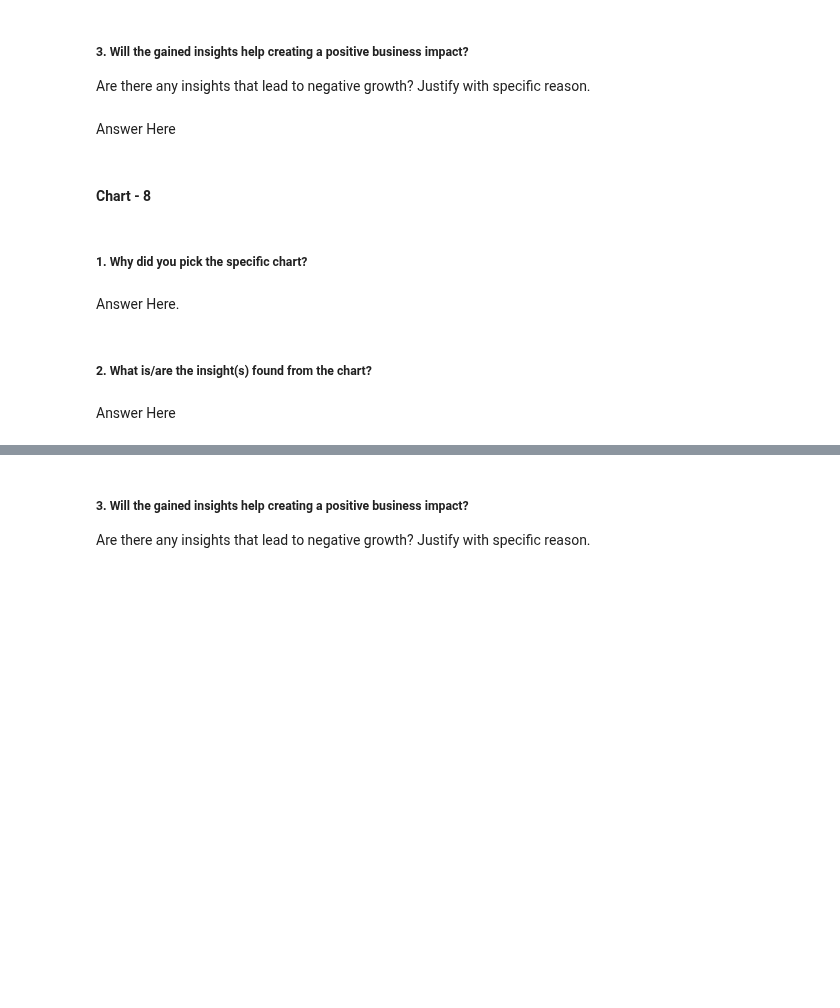
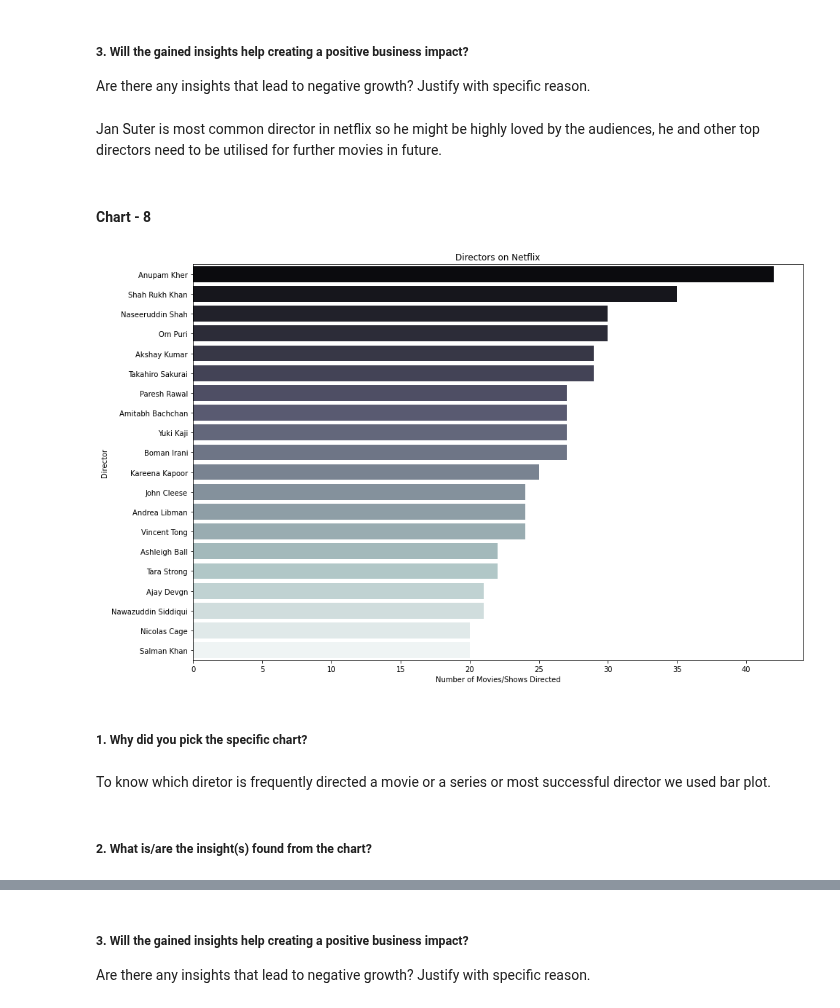
Before and after one commit to Shashank251225/NETFLIX-MOVIES-AND-TV-SHOWS-CLUSTERING, a Jupyter notebook: NETFLIX_MOVIES_AND_TV_SHOWS_CLUSTERING.ipynb, the cells around one changed output, grey strips where cells are left out. Cells and saved outputs as stored; diff of their text form; code cells hidden in the pictures; blank space fills up the shorter version.

```diff
--- a/NETFLIX_MOVIES_AND_TV_SHOWS_CLUSTERING.ipynb
+++ b/NETFLIX_MOVIES_AND_TV_SHOWS_CLUSTERING.ipynb
@@ -581,7 +615,7 @@ Answer Here
 # %% [markdown]
 ##### 3. Will the gained insights help creating a positive business impact?
 Are there any insights that lead to negative growth? Justify with specific reason.
-# %% [markdown]
-Answer Here
+# %% [markdown]
+Jan Suter is most common director in netflix so he might be highly loved by the audiences, he and other top directors need to be utilised for further movies in future.
 # %% [markdown]
 #### Chart - 8
@@ -590,8 +622,29 @@ Answer Here
+# %%
+# Chart - 8 visualization code
+#Frequent Cast on Netflix
+a=df[df.cast != 'unknown'].loc[:,['show_id','title','director', 'cast']].copy()
+cast = (a['cast'].to_list())
+
+newlist = []
+for genre in cast:
+  if ',' in genre:
+    a = genre.split(', ')
+    newlist = newlist + a
+  else:
+    newlist.append(genre)
+country_list = pd.DataFrame({'Actor' : newlist, 'id':np.arange(0,len(newlist),1)})
+a = country_list.groupby('Actor').agg({'id':'count'}).sort_values('id', ascending= False).head(20).reset_index()
+plt.figure(figsize=(15,10))
+a = sns.barplot(y = 'Actor', x = 'id',data = a , palette= 'bone')
+a = plt.title('Directors on Netflix')
+a = plt.ylabel('Director')
+a = plt.xlabel('Number of Movies/Shows Directed')
+top10actors = country_list.groupby('Actor').agg({'id':'count'}).sort_values('id', ascending= False).head(20).reset_index()['Actor'].to_list()
+# %% [output]
+[figure, added]
 # %% [markdown]
 ##### 1. Why did you pick the specific chart?
-# %% [markdown]
-Answer Here.
+# %% [markdown]
+To know which diretor is frequently directed a movie or a series or most successful director we used bar plot.
 # %% [markdown]
 ##### 2. What is/are the insight(s) found from the chart?
-# %% [markdown]
-Answer Here
```
Also changed, not shown: parts of 19 cells of this notebook.
